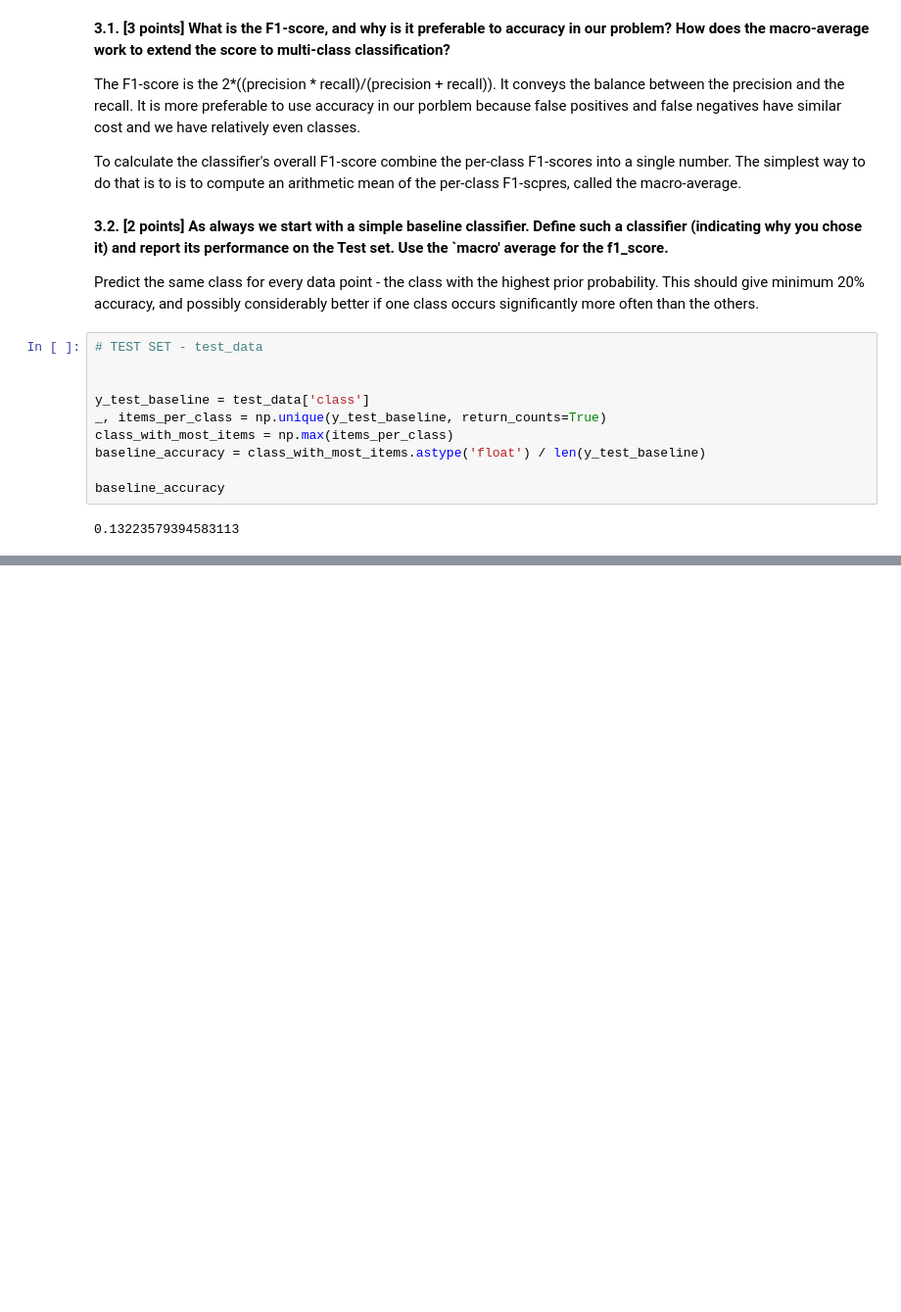
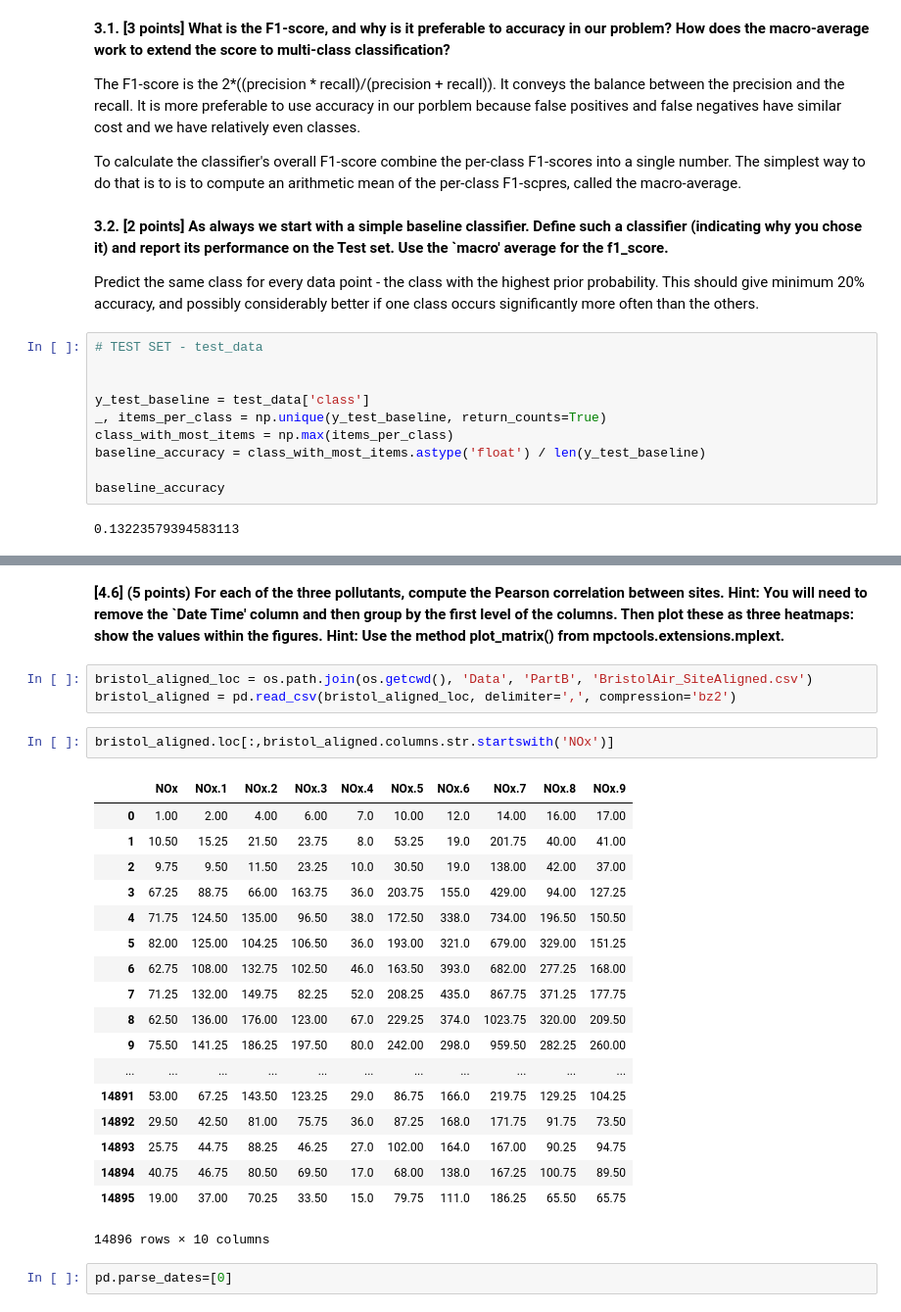
Before and after one commit to athiyadeviyani/Introductory-Applied-Machine-Learning, a Jupyter notebook: IAML_CW2.ipynb, the cells around one changed output, grey strips where cells are left out. Shown at 98% size. Drawn from its saved outputs; the diff is of its cells as text; blank space fills up the shorter version.

```diff
--- a/IAML_CW2.ipynb
+++ b/IAML_CW2.ipynb
@@ -286,0 +700,31 @@ baseline_accuracy
+# %% [markdown]
+**[4.6] (5 points) For each of the three pollutants, compute the Pearson correlation between
+sites. Hint: You will need to remove the `Date Time' column and then group by the first
+level of the columns. Then plot these as three heatmaps: show the values within the
+figures. Hint: Use the method plot_matrix() from mpctools.extensions.mplext.**
+# %%
+bristol_aligned_loc = os.path.join(os.getcwd(), 'Data', 'PartB', 'BristolAir_SiteAligned.csv')
+bristol_aligned = pd.read_csv(bristol_aligned_loc, delimiter=',', compression='bz2')
+# %%
+bristol_aligned.loc[:,bristol_aligned.columns.str.startswith('NOx')]
+# %% [output]
+|  | NOx | NOx.1 | NOx.2 | NOx.3 | NOx.4 | NOx.5 | NOx.6 | NOx.7 | NOx.8 | NOx.9 |
+| 0 | 1.00 | 2.00 | 4.00 | 6.00 | 7.0 | 10.00 | 12.0 | 14.00 | 16.00 | 17.00 |
+| 1 | 10.50 | 15.25 | 21.50 | 23.75 | 8.0 | 53.25 | 19.0 | 201.75 | 40.00 | 41.00 |
+| 2 | 9.75 | 9.50 | 11.50 | 23.25 | 10.0 | 30.50 | 19.0 | 138.00 | 42.00 | 37.00 |
+| 3 | 67.25 | 88.75 | 66.00 | 163.75 | 36.0 | 203.75 | 155.0 | 429.00 | 94.00 | 127.25 |
+| 4 | 71.75 | 124.50 | 135.00 | 96.50 | 38.0 | 172.50 | 338.0 | 734.00 | 196.50 | 150.50 |
+| 5 | 82.00 | 125.00 | 104.25 | 106.50 | 36.0 | 193.00 | 321.0 | 679.00 | 329.00 | 151.25 |
+| 6 | 62.75 | 108.00 | 132.75 | 102.50 | 46.0 | 163.50 | 393.0 | 682.00 | 277.25 | 168.00 |
+| 7 | 71.25 | 132.00 | 149.75 | 82.25 | 52.0 | 208.25 | 435.0 | 867.75 | 371.25 | 177.75 |
+| 8 | 62.50 | 136.00 | 176.00 | 123.00 | 67.0 | 229.25 | 374.0 | 1023.75 | 320.00 | 209.50 |
+| 9 | 75.50 | 141.25 | 186.25 | 197.50 | 80.0 | 242.00 | 298.0 | 959.50 | 282.25 | 260.00 |
+| ... | ... | ... | ... | ... | ... | ... | ... | ... | ... | ... |
+| 14891 | 53.00 | 67.25 | 143.50 | 123.25 | 29.0 | 86.75 | 166.0 | 219.75 | 129.25 | 104.25 |
+| 14892 | 29.50 | 42.50 | 81.00 | 75.75 | 36.0 | 87.25 | 168.0 | 171.75 | 91.75 | 73.50 |
+| 14893 | 25.75 | 44.75 | 88.25 | 46.25 | 27.0 | 102.00 | 164.0 | 167.00 | 90.25 | 94.75 |
+| 14894 | 40.75 | 46.75 | 80.50 | 69.50 | 17.0 | 68.00 | 138.0 | 167.25 | 100.75 | 89.50 |
+| 14895 | 19.00 | 37.00 | 70.25 | 33.50 | 15.0 | 79.75 | 111.0 | 186.25 | 65.50 | 65.75 |
+14896 rows × 10 columns
+# %%
+pd.parse_dates=[0]
```
Also changed, not shown: parts of 77 cells of this notebook, 10 other files.
